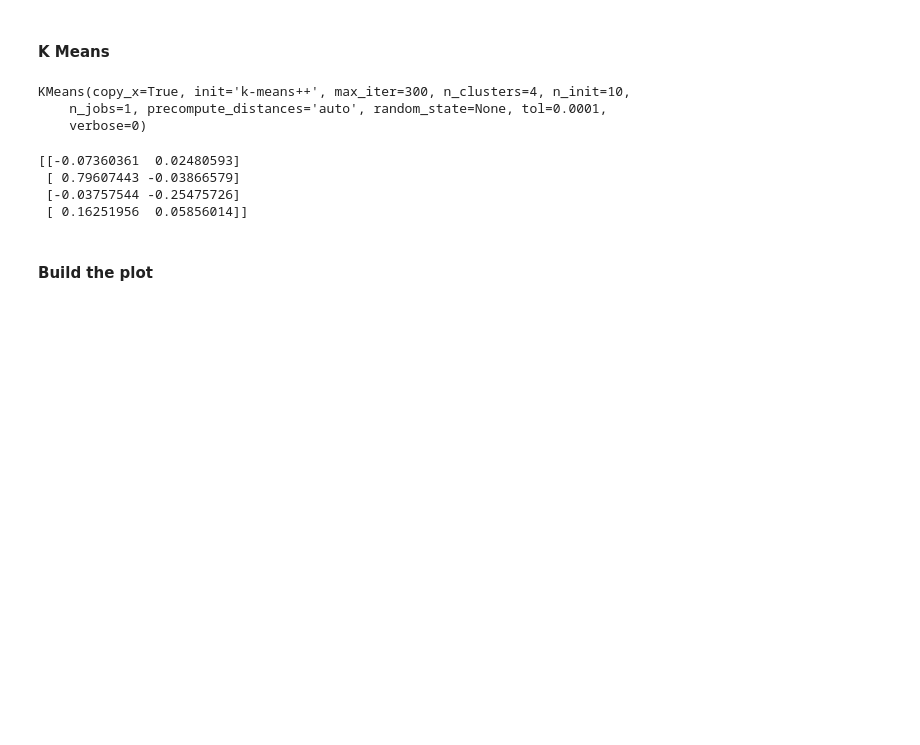
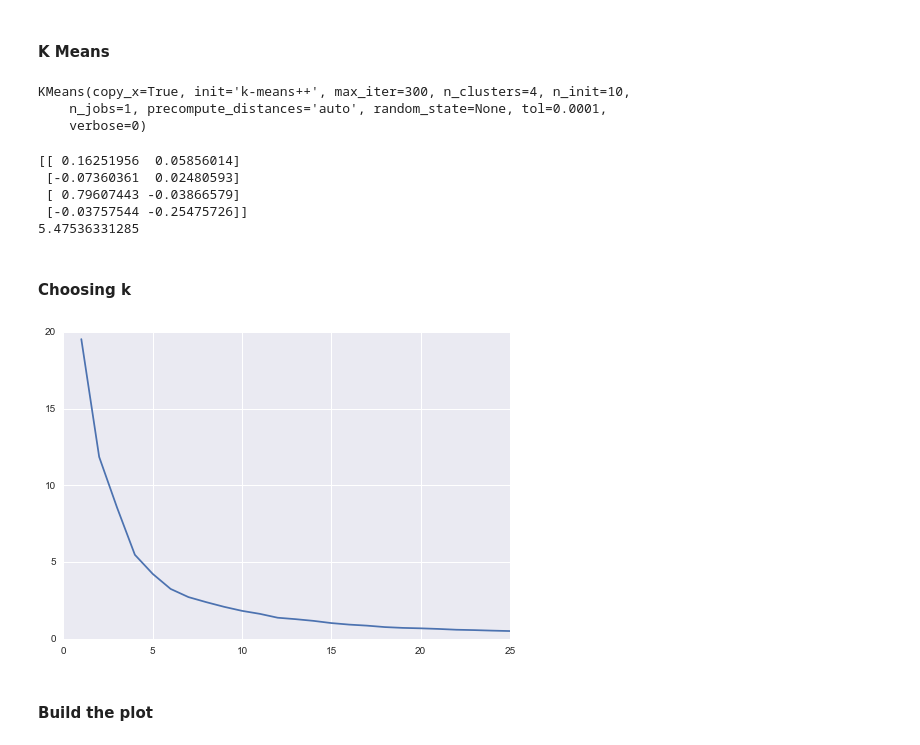
Before and after one commit to kcbighuge/p3-customer-segments, a Jupyter notebook: extras/customer_segments_editing.ipynb, the cells around one changed output. Cells and saved outputs as stored; diff of their text form; code cells hidden in the pictures; blank space fills up the shorter version.

Commit message:
add different k clusters

```diff
--- a/extras/customer_segments_editing.ipynb
+++ b/extras/customer_segments_editing.ipynb
@@ -380,11 +380,34 @@ KMeans(copy_x=True, init='k-means++', max_iter=300, n_clusters=4, n_init=10,
 
 centroids = clusters.cluster_centers_
 print centroids
+print clusters.inertia_
 # %% [output]
-[[-0.07360361  0.02480593]
+[[ 0.16251956  0.05856014]
+ [-0.07360361  0.02480593]
  [ 0.79607443 -0.03866579]
- [-0.03757544 -0.25475726]
- [ 0.16251956  0.05856014]]
+ [-0.03757544 -0.25475726]]
+5.47536331285
+# %% [markdown]
+#### Choosing k
+# %%
+# function to plot k vs Sum of distances of samples to their closest cluster center
+
+def choose_k(n):
+    perf = [[], []]
+    for i in range(n):
+        est = KMeans(n_clusters=i+1)
+        clusters = est.fit(reduced_data)
+        perf[0].append(i+1)
+        perf[1].append(clusters.inertia_)
+    return perf
+# %%
+# plot k vs Sum of distances of samples to their closest cluster center
+perf = choose_k(25)
+plt.clf()
+plt.plot(perf[0], perf[1])
+plt.show()
+# %% [output]
+[figure, added]
 # %% [markdown]
 #### Build the plot
 # %%
```
Also changed, not shown: parts of 5 cells of this notebook, 1 other file.
